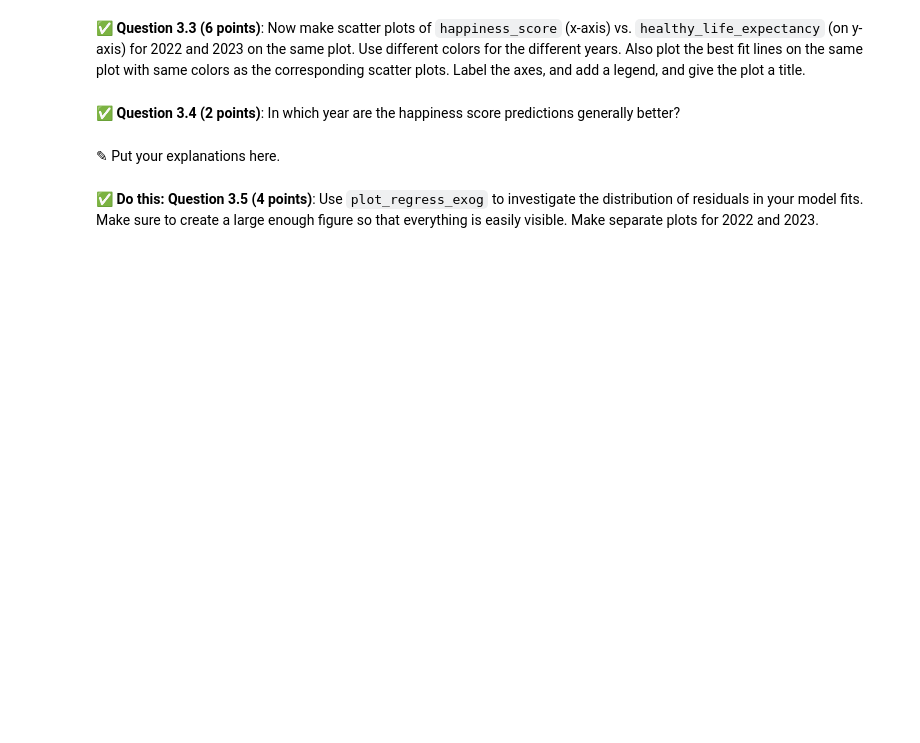
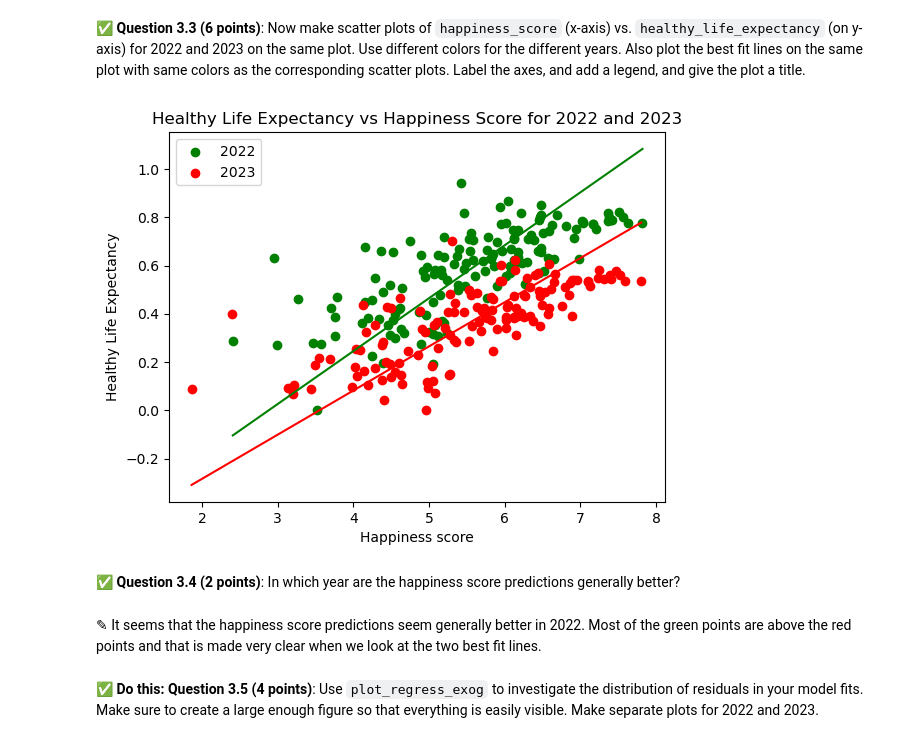
Before and after one commit to barry-huu/CMSE202-s24-turnin, a Jupyter notebook: hw-03/HW-03_Regression-S24-STUDENT.ipynb, the cells around one changed output. Drawn from its saved outputs; the diff is of its cells as text; code cells hidden in the pictures; blank space fills up the shorter version.

```diff
--- a/hw-03/HW-03_Regression-S24-STUDENT.ipynb
+++ b/hw-03/HW-03_Regression-S24-STUDENT.ipynb
@@ -181,6 +251,26 @@ In this part, we'll perform some one-variable linear regression analysis on the
+# %%
+# Put your code here
+import matplotlib.pyplot as plt
+plt.scatter(two["happiness_score"], two["healthy_life_expectancy"], color='g', label="2022")
+plt.scatter(three["happiness_score"], three["healthy_life_expectancy"], color='red', label = "2023")
+plt.ylabel("Healthy Life Expectancy")
+plt.xlabel("Happiness score")
+plt.title("Healthy Life Expectancy vs Happiness Score for 2022 and 2023")
+regline23 = (three["happiness_score"]-3.5502)/5.4681
+regline22 = (two["happiness_score"]-2.8791)/4.5626
+plt.plot(two["happiness_score"], regline22, color='green')
+plt.plot(three["happiness_score"], regline23, color='red')
+
+
+plt.legend()
+plt.show()
+
+#put in the regression line. Need to ask if for the regression line I need to life exp on the y axis
+# %% [output]
+[figure, added]
 # %% [markdown]
 &#9989;  **Question 3.4 (2 points)**: In which year are the happiness score predictions generally better?
-# %% [markdown]
-<font size=+3>&#9998;</font> Put your explanations here.
+# %% [markdown]
+<font size=+3>&#9998;</font> It seems that the happiness score predictions seem generally better in 2022. Most of the green points are above the red points and that is made very clear when we look at the two best fit lines.
 # %% [markdown]
 **&#9989; Do this:** **Question 3.5 (4 points)**: Use `plot_regress_exog` to investigate the distribution of residuals in your model fits. Make sure to create a large enough figure so that everything is easily visible. Make separate plots for 2022 and 2023.
```
Also changed, not shown: parts of 15 cells of this notebook.
